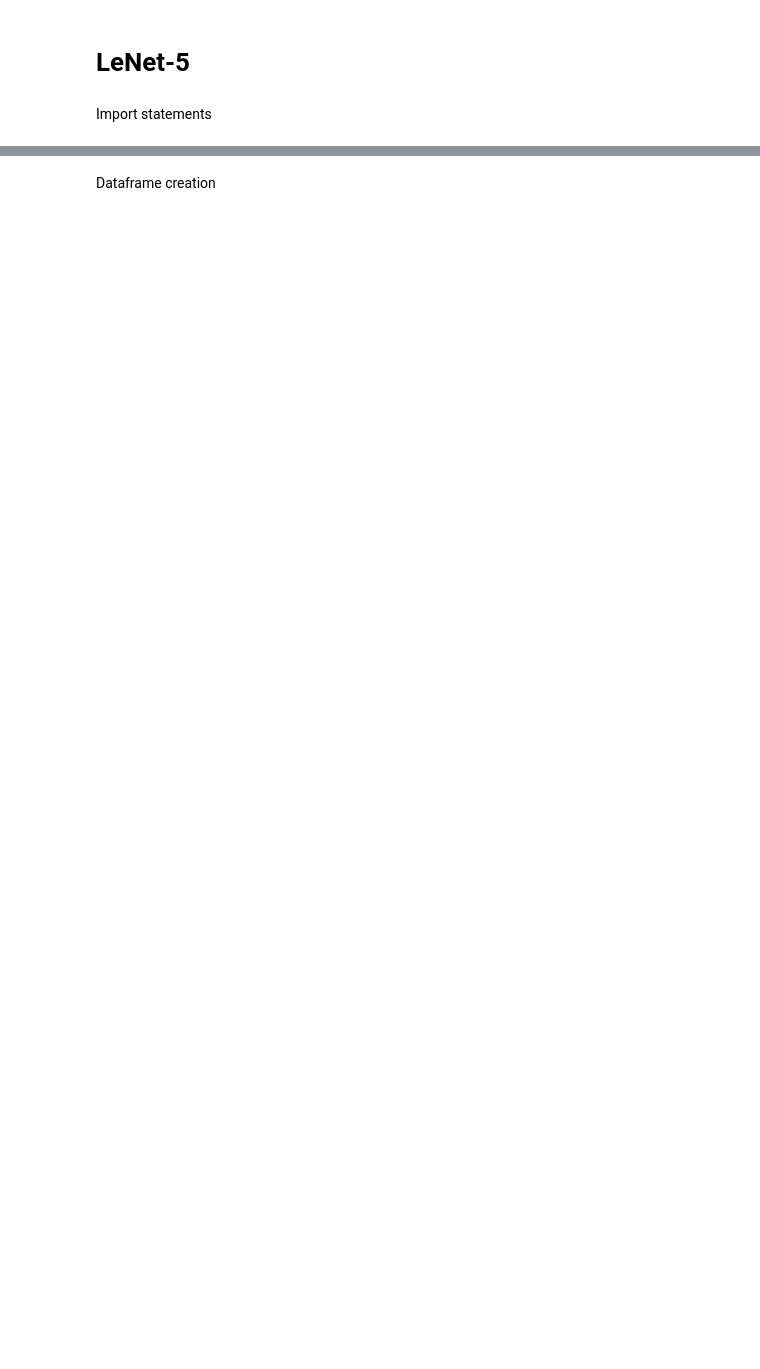
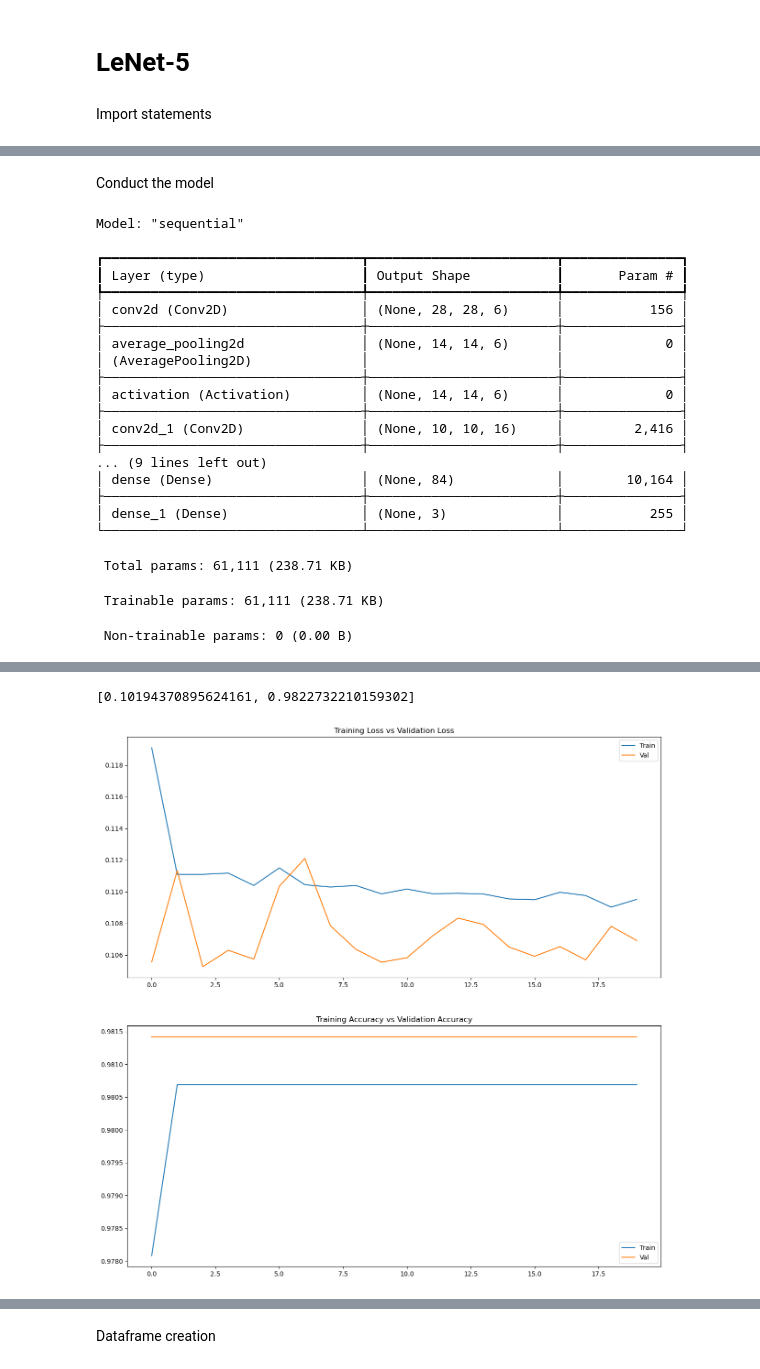
Before and after one commit to Ethan3491/ADS2002-Project, a Jupyter notebook: ADS2002_Project_Code.ipynb, the cells around one changed output, grey strips where cells are left out. Cells and saved outputs as stored; diff of their text form; code cells hidden in the pictures; blank space fills up the shorter version.

```diff
--- a/ADS2002_Project_Code.ipynb
+++ b/ADS2002_Project_Code.ipynb
@@ -17,0 +105,2 @@ import ast
+# %%
+train_df, test_df = train_test_split(unique_images, test_size=0.2, random_state=3)
@@ -17,0 +200,7 @@ import ast
+# %%
+#Instantiate the label encoder
+le = LabelEncoder()
+
+#Transform the strings to integers
+y_train = le.fit_transform(y_train)
+y_test = le.transform(y_test)
@@ -17,0 +237,68 @@ import ast
+# %%
+#Set the validation size to 20% of the original train size
+val_size = int(len(x_train)/5)
+
+#Create validation splits
+x_val = x_train[-val_size:,:,:,:]
+y_val = y_train[-val_size:]
+
+#Cut down train data to exclude the validation splits
+x_train = x_train[:-val_size,:,:,:]
+y_train = y_train[:-val_size]
+# %% [markdown]
+Conduct the model
+# %%
+#Instantiate the model with ReLU activation function
+model = models.Sequential()
+model.add(layers.Conv2D(6, 5, activation='relu', input_shape=x_train.shape[1:]))
+model.add(layers.AveragePooling2D(2))
+model.add(layers.Activation('sigmoid'))
+model.add(layers.Conv2D(16, 5, activation='relu'))
+model.add(layers.AveragePooling2D(2))
+model.add(layers.Activation('sigmoid'))
+model.add(layers.Conv2D(120, 5, activation='relu'))
+model.add(layers.Flatten())
+model.add(layers.Dense(84, activation='relu'))
+model.add(layers.Dense(3, activation='softmax'))
+model.summary()
+#Sparse categorical corss entropy means one hot encoding of categories is not required
+model.compile(optimizer='adam', loss=losses.sparse_categorical_crossentropy, metrics=['accuracy'])
+
+#Train the model
+history = model.fit(x_train, y_train, batch_size=32, epochs=20, validation_data=(x_val, y_val))
+
+#Visually assess the model
+fig, axs = plt.subplots(2, 1, figsize=(15,15))
+axs[0].plot(history.history['loss'])
+axs[0].plot(history.history['val_loss'])
+axs[0].title.set_text('Training Loss vs Validation Loss')
+axs[0].legend(['Train', 'Val'])
+axs[1].plot(history.history['accuracy'])
+axs[1].plot(history.history['val_accuracy'])
+axs[1].title.set_text('Training Accuracy vs Validation Accuracy')
+axs[1].legend(['Train', 'Val'])
+
+#Numerically assess the model
+model.evaluate(x_test, y_test)
+# %% [output]
+Model: "sequential"
+┏━━━━━━━━━━━━━━━━━━━━━━━━━━━━━━━━━┳━━━━━━━━━━━━━━━━━━━━━━━━┳━━━━━━━━━━━━━━━┓
+┃ Layer (type)                    ┃ Output Shape           ┃       Param # ┃
+┡━━━━━━━━━━━━━━━━━━━━━━━━━━━━━━━━━╇━━━━━━━━━━━━━━━━━━━━━━━━╇━━━━━━━━━━━━━━━┩
+│ conv2d (Conv2D)                 │ (None, 28, 28, 6)      │           156 │
+├─────────────────────────────────┼────────────────────────┼───────────────┤
+│ average_pooling2d               │ (None, 14, 14, 6)      │             0 │
+│ (AveragePooling2D)              │                        │               │
+├─────────────────────────────────┼────────────────────────┼───────────────┤
+│ activation (Activation)         │ (None, 14, 14, 6)      │             0 │
+├─────────────────────────────────┼────────────────────────┼───────────────┤
+│ conv2d_1 (Conv2D)               │ (None, 10, 10, 16)     │         2,416 │
+├─────────────────────────────────┼────────────────────────┼───────────────┤
+... (9 lines left out)
+│ dense (Dense)                   │ (None, 84)             │        10,164 │
+├─────────────────────────────────┼────────────────────────┼───────────────┤
+│ dense_1 (Dense)                 │ (None, 3)              │           255 │
+└─────────────────────────────────┴────────────────────────┴───────────────┘
+ Total params: 61,111 (238.71 KB)
+ Trainable params: 61,111 (238.71 KB)
+ Non-trainable params: 0 (0.00 B)
@@ -17,0 +322,2 @@ import ast
+[0.10194370895624161, 0.9822732210159302]
+[figure, added]
```
Also changed, not shown: parts of 56 cells of this notebook.
